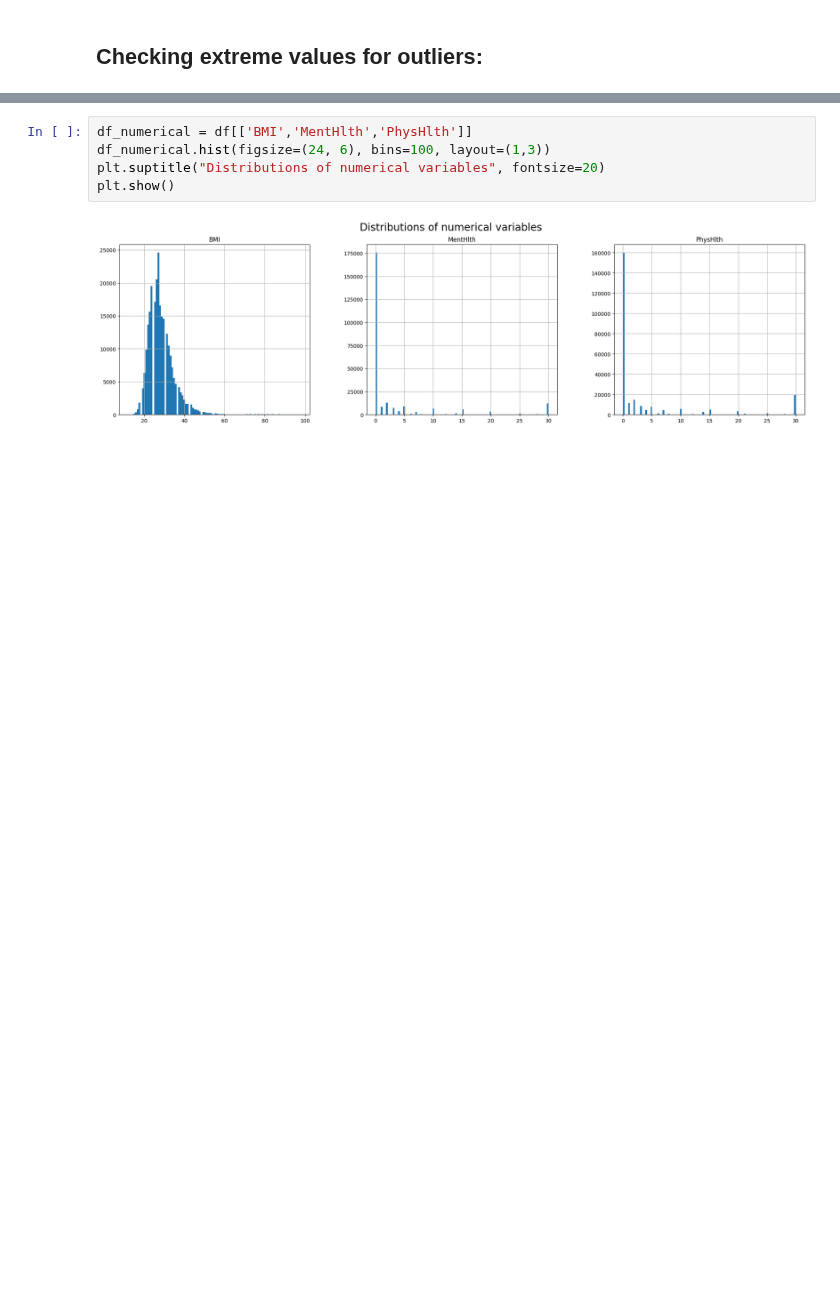
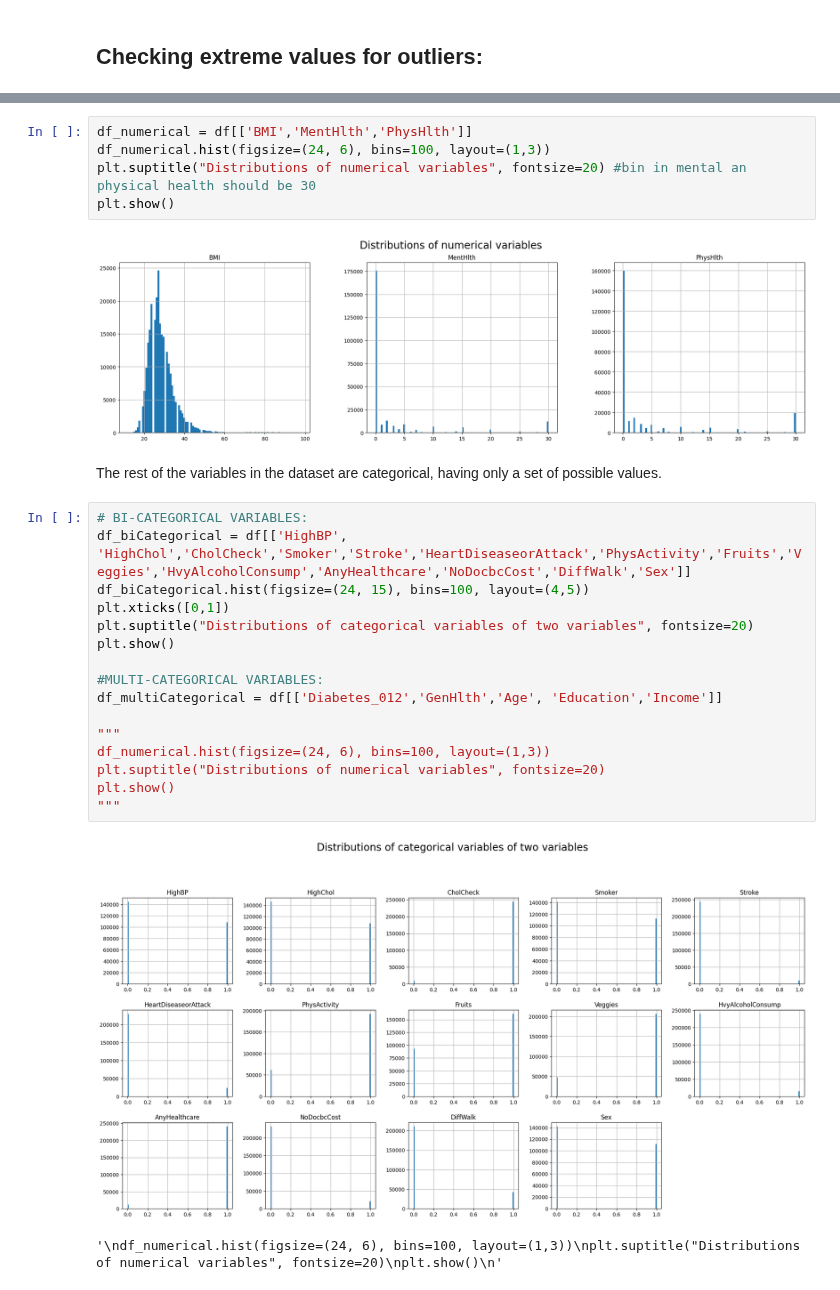
Before and after one commit to AliGarAlon/Diabetes_Project, a Jupyter notebook: diabetes_model.ipynb, the cells around one changed output, grey strips where cells are left out. Cells and saved outputs as stored; diff of their text form; blank space fills up the shorter version.

Commit message:
Kaggle Notebook | diabetes_model | Version 4

```diff
--- a/diabetes_model.ipynb
+++ b/diabetes_model.ipynb
@@ -64,7 +64,28 @@ Out of the 22 columns of the dataset, only BMI, MentHlth and PhysHlth are not ca
 # %%
 df_numerical = df[['BMI','MentHlth','PhysHlth']]
 df_numerical.hist(figsize=(24, 6), bins=100, layout=(1,3))
-plt.suptitle("Distributions of numerical variables", fontsize=20)
+plt.suptitle("Distributions of numerical variables", fontsize=20) #bin in mental an physical health should be 30
 plt.show()
 # %% [output]
 [figure]
+# %% [markdown]
+The rest of the variables in the dataset are categorical, having only a set of possible values.
+# %%
+# BI-CATEGORICAL VARIABLES:
+df_biCategorical = df[['HighBP', 'HighChol','CholCheck','Smoker','Stroke','HeartDiseaseorAttack','PhysActivity','Fruits','Veggies','HvyAlcoholConsump','AnyHealthcare','NoDocbcCost','DiffWalk','Sex']]
+df_biCategorical.hist(figsize=(24, 15), bins=100, layout=(4,5))
+plt.xticks([0,1])
+plt.suptitle("Distributions of categorical variables of two variables", fontsize=20)
+plt.show()
+
+#MULTI-CATEGORICAL VARIABLES:
+df_multiCategorical = df[['Diabetes_012','GenHlth','Age', 'Education','Income']]
+
+"""
+df_numerical.hist(figsize=(24, 6), bins=100, layout=(1,3))
+plt.suptitle("Distributions of numerical variables", fontsize=20)
+plt.show()
+"""
+# %% [output]
+[figure, added]
+'\ndf_numerical.hist(figsize=(24, 6), bins=100, layout=(1,3))\nplt.suptitle("Distributions of numerical variables", fontsize=20)\nplt.show()\n'
```
Also changed, not shown: parts of 3 cells of this notebook.
